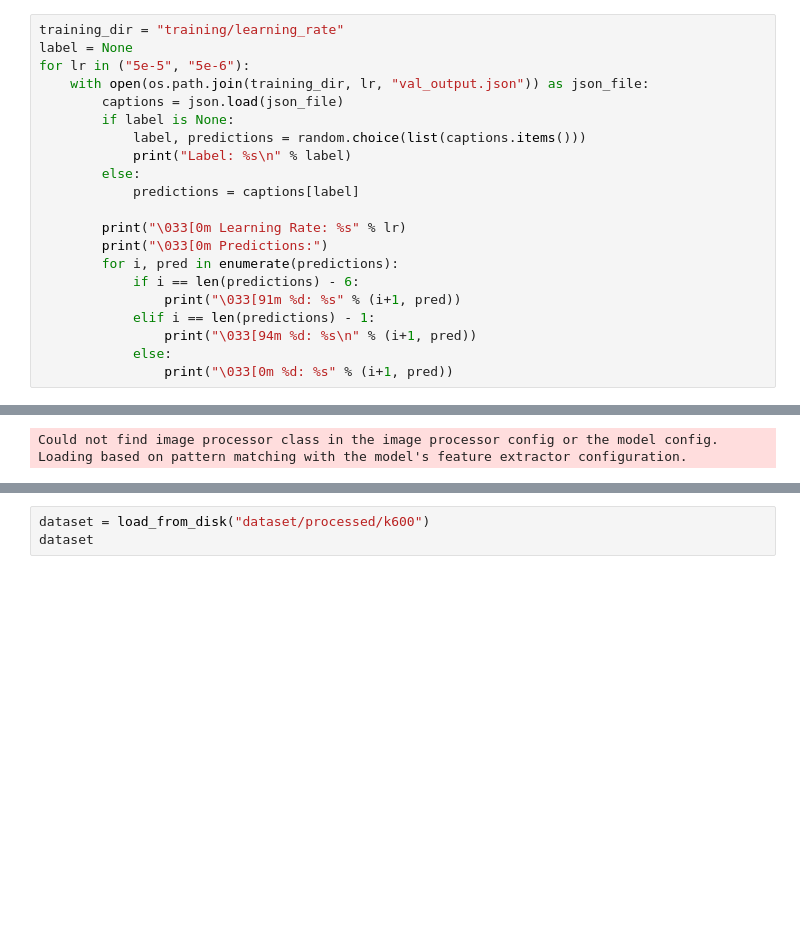
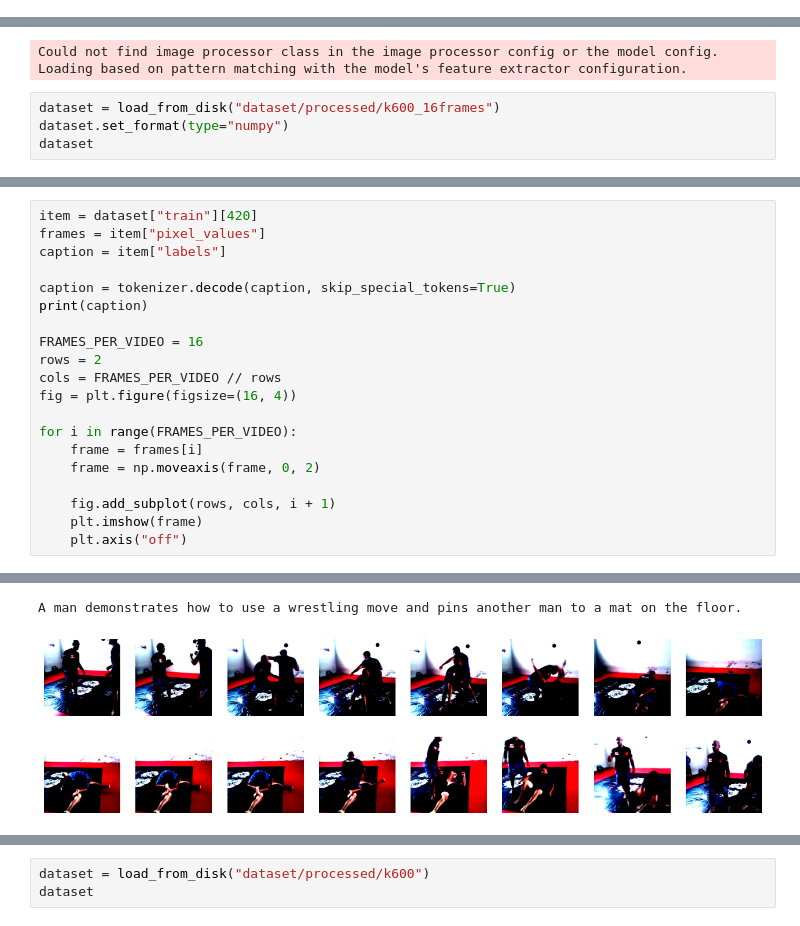
Before and after one commit to Neleac/SpaceTimeGPT, a Jupyter notebook: data_vis.ipynb, the cells around one changed output, grey strips where cells are left out. Saved outputs shown, nothing was run; the diff lists cells and outputs as text; blank space fills up the shorter version.

Commit message:
random frames training, all captions eval

```diff
--- a/data_vis.ipynb
+++ b/data_vis.ipynb
@@ -16,23 +16,2 @@ import random
 # %% [output]
 Pretty printing has been turned OFF
-# %%
-training_dir = "training/learning_rate"
-label = None
-for lr in ("5e-5", "5e-6"):
-    with open(os.path.join(training_dir, lr, "val_output.json")) as json_file:
-        captions = json.load(json_file)
-        if label is None:
-            label, predictions = random.choice(list(captions.items()))
-            print("Label: %s\n" % label)
-        else:
-            predictions = captions[label]
-
-        print("\033[0m Learning Rate: %s" % lr)
-        print("\033[0m Predictions:")
-        for i, pred in enumerate(predictions):
-            if i == len(predictions) - 6:
-                print("\033[91m %d: %s" % (i+1, pred))
-            elif i == len(predictions) - 1:
-                print("\033[94m %d: %s\n" % (i+1, pred))
-            else:
-                print("\033[0m %d: %s" % (i+1, pred))
@@ -60,3 +21,7 @@ tokenizer = AutoTokenizer.from_pretrained("gpt2")
 tokenizer.pad_token = tokenizer.eos_token
 # %% [output]
 Could not find image processor class in the image processor config or the model config. Loading based on pattern matching with the model's feature extractor configuration.
+# %%
+dataset = load_from_disk("dataset/processed/k600_16frames")
+dataset.set_format(type="numpy")
+dataset
@@ -62,0 +39,21 @@ Could not find image processor class in the image processor config or the model
+# %%
+item = dataset["train"][420]
+frames = item["pixel_values"]
+caption = item["labels"]
+
+caption = tokenizer.decode(caption, skip_special_tokens=True)
+print(caption)
+
+FRAMES_PER_VIDEO = 16
+rows = 2
+cols = FRAMES_PER_VIDEO // rows
+fig = plt.figure(figsize=(16, 4))
+
+for i in range(FRAMES_PER_VIDEO):
+    frame = frames[i]
+    frame = np.moveaxis(frame, 0, 2)
+
+    fig.add_subplot(rows, cols, i + 1)
+    plt.imshow(frame)
+    plt.axis("off")
+# %% [output]
@@ -62,0 +76,2 @@ Could not find image processor class in the image processor config or the model
+A man demonstrates how to use a wrestling move and pins another man to a mat on the floor.
+[figure, added]
```
Also changed, not shown: parts of 5 cells of this notebook, 7 other files.
